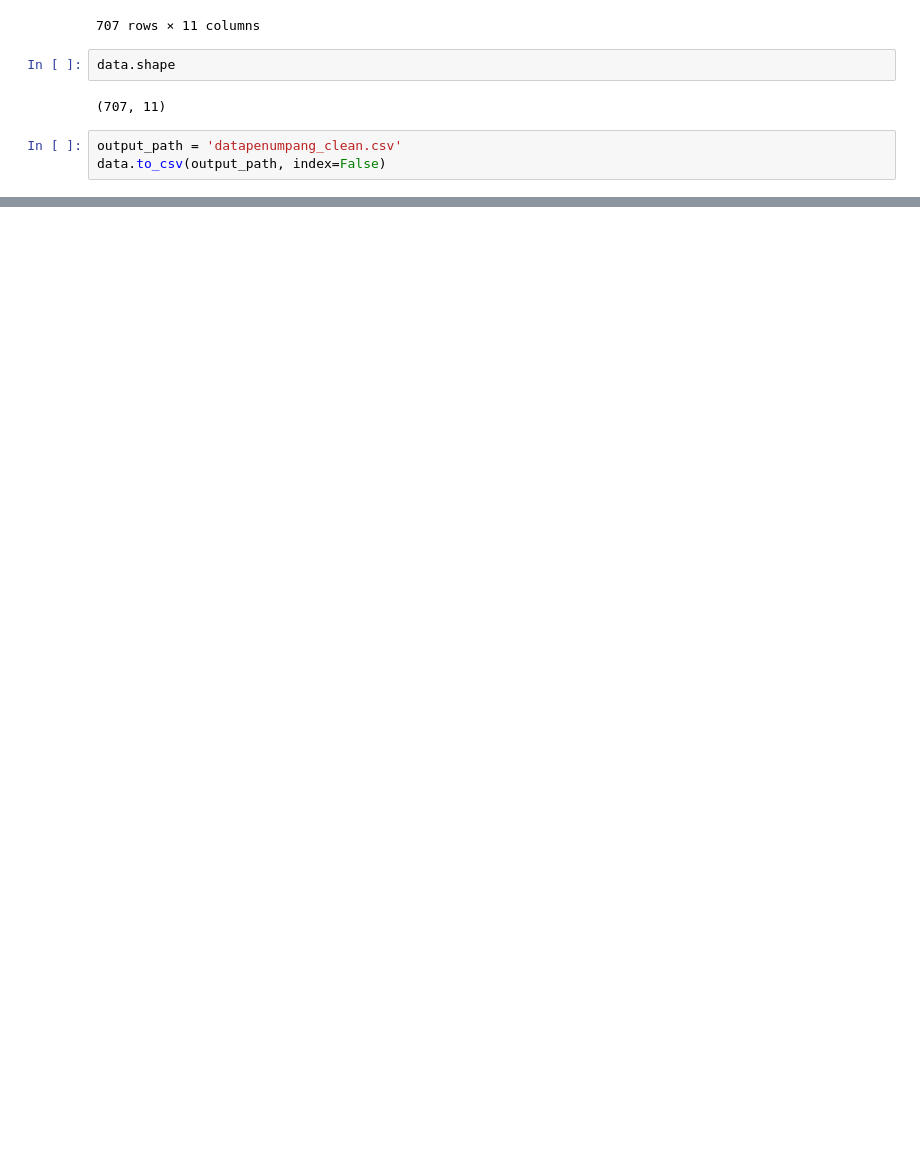
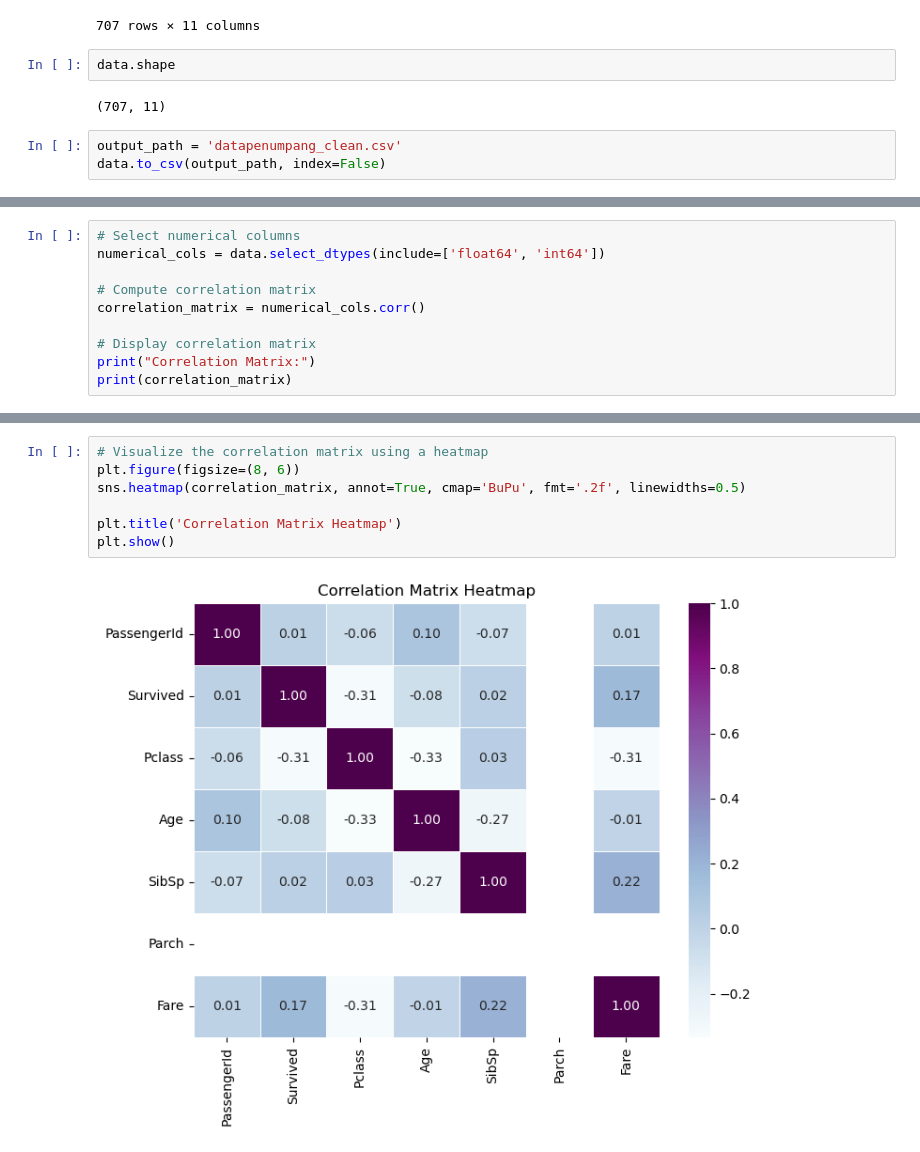
Before and after one commit to kh4fin/data-mining, a Jupyter notebook: Tugas_Kelompok_1/main.ipynb, the cells around one changed output, grey strips where cells are left out. Saved outputs shown, nothing was run; the diff lists cells and outputs as text; blank space fills up the shorter version.

```diff
--- a/Tugas_Kelompok_1/main.ipynb
+++ b/Tugas_Kelompok_1/main.ipynb
@@ -235,0 +314,10 @@ data.to_csv(output_path, index=False)
+# %%
+# Select numerical columns
+numerical_cols = data.select_dtypes(include=['float64', 'int64'])
+
+# Compute correlation matrix
+correlation_matrix = numerical_cols.corr()
+
+# Display correlation matrix
+print("Correlation Matrix:")
+print(correlation_matrix)
@@ -235,0 +343,9 @@ data.to_csv(output_path, index=False)
+# %%
+# Visualize the correlation matrix using a heatmap
+plt.figure(figsize=(8, 6))
+sns.heatmap(correlation_matrix, annot=True, cmap='BuPu', fmt='.2f', linewidths=0.5)
+
+plt.title('Correlation Matrix Heatmap')
+plt.show()
+# %% [output]
+[figure, added]
```
Also changed, not shown: parts of 22 cells of this notebook, 1 other file.
